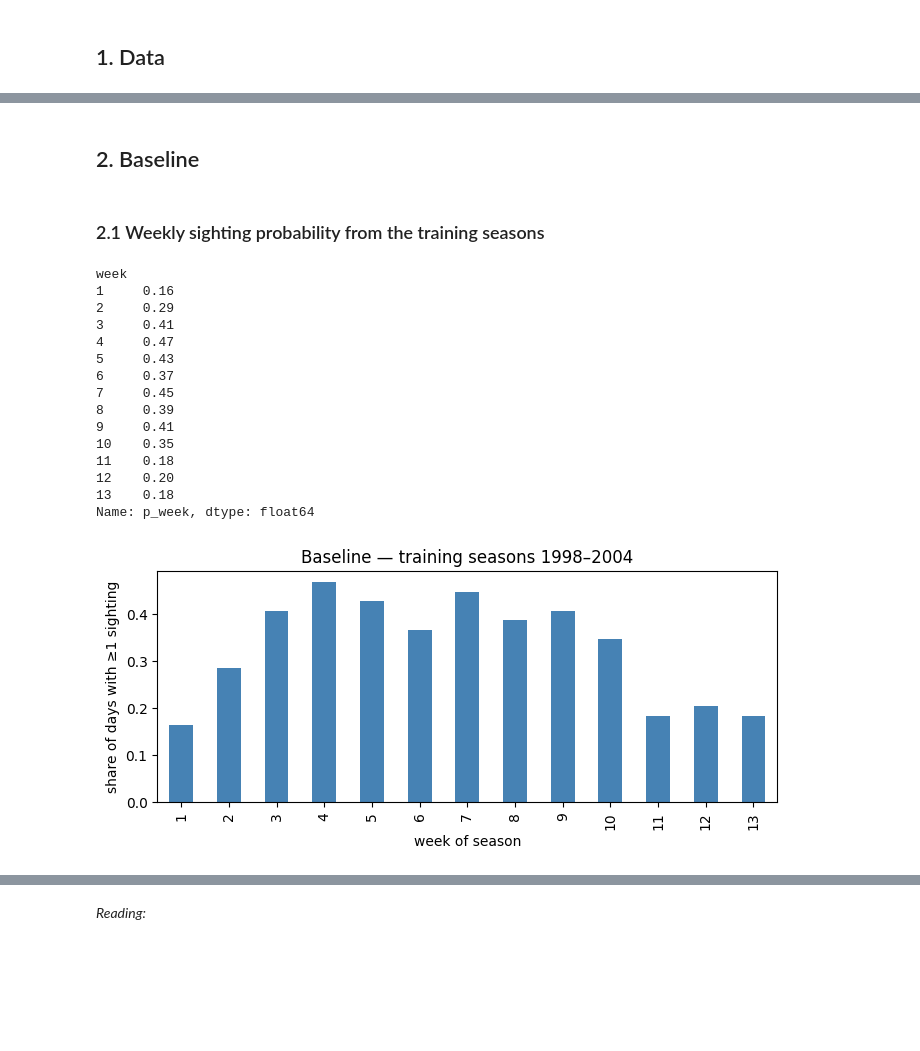
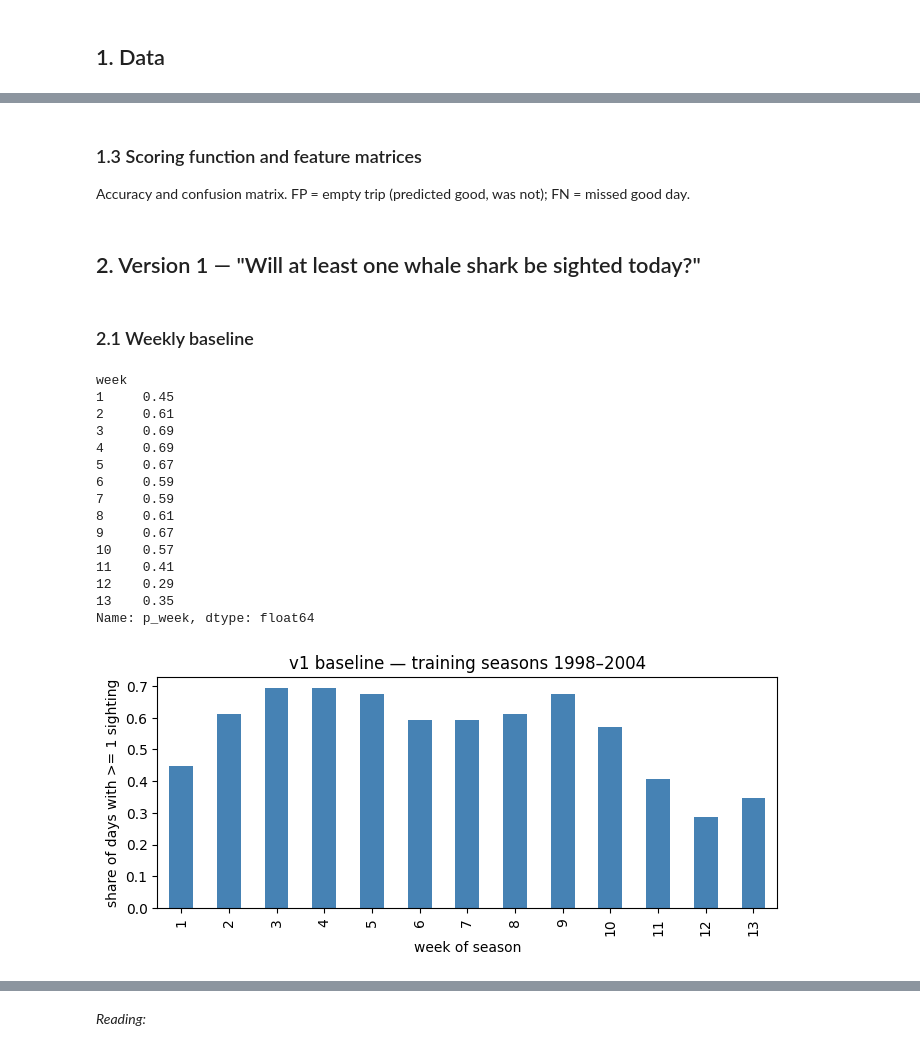
Before and after one commit to Patrick190508/whaleshark-mafia-island, a Jupyter notebook: notebooks/MVP_Daily_Prediction_Ningaloo.ipynb, the cells around one changed output, grey strips where cells are left out. Drawn from its saved outputs; the diff is of its cells as text; code cells hidden in the pictures; blank space fills up the shorter version.

```diff
--- a/notebooks/MVP_Daily_Prediction_Ningaloo.ipynb
+++ b/notebooks/MVP_Daily_Prediction_Ningaloo.ipynb
@@ -68,28 +78,62 @@ test        seasons 2007–2009 | days  273 | share with sighting 42%
+# %% [markdown]
+### 1.3 Scoring function and feature matrices
+Accuracy and confusion matrix. FP = empty trip (predicted good, was not); FN = missed good day.
+# %%
+from sklearn.metrics import accuracy_score, confusion_matrix
+from sklearn.preprocessing import StandardScaler
+from sklearn.linear_model import LogisticRegression
+
+def score(y_true, p, thr=0.5, label=""):
+    pred = (np.asarray(p) >= thr).astype(int)
+    acc = accuracy_score(y_true, pred)
+    tn, fp, fn, tp = confusion_matrix(y_true, pred, labels=[0, 1]).ravel()
+    print(f"{label:26s} acc {acc:.2f} | TP {tp:3d} FP {fp:3d} FN {fn:3d} TN {tn:3d}")
+    return acc
+
+FEATS  = ["sday", "sst", "chl", "sss"]                       # linear
+FEATS2 = ["sday", "sday2", "sst", "sst2", "chl", "sss"]      # with squared terms
+
+sc1 = StandardScaler().fit(train[FEATS])
+Xtr1, Xva1, Xte1 = (sc1.transform(p[FEATS]) for p in (train, val, test))
+sc2 = StandardScaler().fit(train[FEATS2])
+Xtr2, Xva2, Xte2 = (sc2.transform(p[FEATS2]) for p in (train, val, test))
+
+def weekly_baseline(y):
+    """share of positive days per week of season, from the training seasons"""
+    return train.groupby("week")[y].mean().rename("p_week")
+
+def coef_plot(model, feats, title):
+    coef = pd.Series(model.coef_[0], index=feats).sort_values()
+    print(coef.round(2))
+    coef.plot(kind="barh", color="steelblue", figsize=(6, 3))
+    plt.axvline(0, color="grey"); plt.title(title); plt.show()
+# %% [markdown]
+## 2. Version 1 — "Will at least one whale shark be sighted today?"
 # %% [markdown]
-## 2. Baseline
+### 2.1 Weekly baseline
-# %% [markdown]
-### 2.1 Weekly sighting probability from the training seasons
 # %%
-weekly = train.groupby("week")["y"].mean().rename("p_week")
-print(weekly.round(2))
+wk1 = weekly_baseline("y1")
+print(wk1.round(2))
+wk1.plot(kind="bar", color="steelblue", figsize=(8, 3))
+plt.ylabel("share of days with >= 1 sighting"); plt.xlabel("week of season")
+plt.title("v1 baseline — training seasons 1998–2004"); plt.show()
 
-weekly.plot(kind="bar", color="steelblue", figsize=(8, 3))
-plt.ylabel("share of days with ≥1 sighting"); plt.xlabel("week of season")
-plt.title("Baseline — training seasons 1998–2004"); plt.show()
+p_val_base1  = val["week"].map(wk1)
+p_test_base1 = test["week"].map(wk1)
 # %% [output]
 week
-1     0.16
-2     0.29
-3     0.41
-4     0.47
-5     0.43
-6     0.37
-7     0.45
-8     0.39
-9     0.41
-10    0.35
-11    0.18
-12    0.20
-13    0.18
+1     0.45
+2     0.61
+3     0.69
+4     0.69
+5     0.67
+6     0.59
+7     0.59
+8     0.61
+9     0.67
+10    0.57
+11    0.41
+12    0.29
+13    0.35
 Name: p_week, dtype: float64
-[figure, old version]
+[figure, new version]
```
Also changed, not shown: parts of 50 cells of this notebook.
